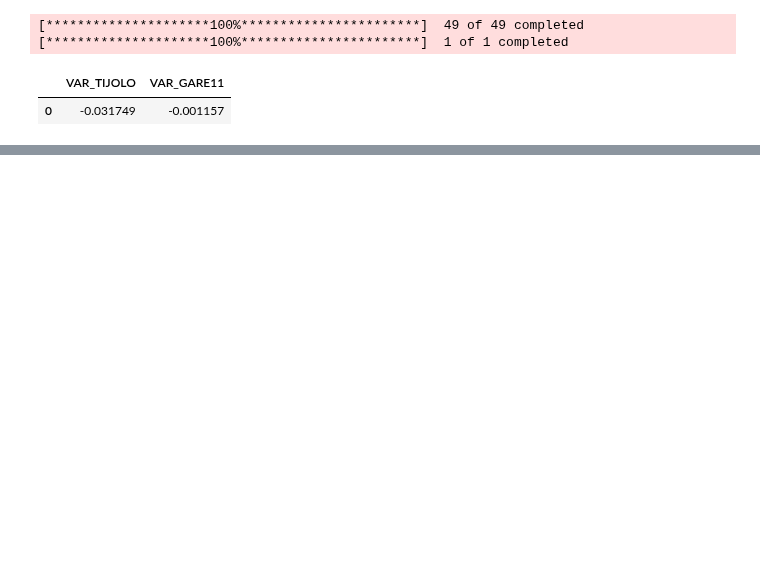
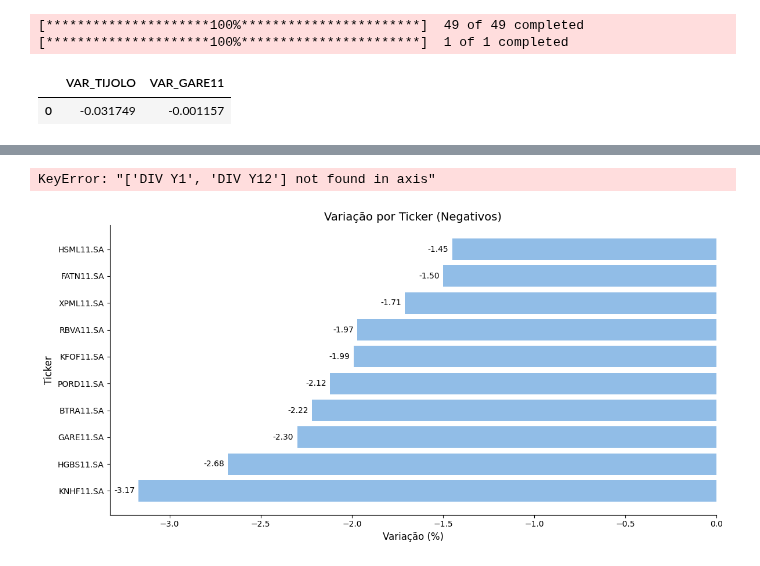
Before and after one commit to LucasFranco-guardian/Relat-rios-Passivo, a Jupyter notebook: Relatorio_ativo.ipynb, the cells around one changed output, grey strips where cells are left out. Drawn from its saved outputs; the diff is of its cells as text; code cells hidden in the pictures; blank space fills up the shorter version.

Commit message:
Mudancas_ativo

```diff
--- a/Relatorio_ativo.ipynb
+++ b/Relatorio_ativo.ipynb
@@ -75,4 +87,5 @@ data_final_teste = '2024-12-31'
 
 teste = ['GARE11.SA', 'TRXF11.SA', 'KNRI11.SA', 'TVRI11.SA', 'ALZR11.SA', 'RBRP11.SA', 'SARE11.SA']
 teste_ativo = yf.download(fundos_ifix, data_inicial_teste, data_final_teste)['Close']
+ativo_volume = yf.download(fundos_ifix, data_inicial_teste, data_final_teste)['Volume']
 # %% [output]
@@ -99,6 +115,15 @@ ativos_merge['P/VP'] = ativos_merge['P/VP'].round(2)
 ativos_merge['VARIAÇÃO_DIARIA'] = ((ativos_merge['Preço1'] - ativos_merge['Preço2'])/ativos_merge['Preço2'])*100
 ativos_merge['VARIAÇÃO_DIARIA'] = ativos_merge['VARIAÇÃO_DIARIA'].round(2)
 ativos_merge = ativos_merge.drop(columns=['SUP', 'COTISTAS', 'DIV Y1', 'DIV Y12', 'COTA 2024', 'COTA 2023'])
+ativos_merge['Peer_GARE'] = ativos_merge['Ticker'].apply(peer)
+
+ativos_merge = pd.merge(ativos_merge, volume_transposto[['2024-12-30', '2024-12-27']],
+                        on = ['Ticker'],
+                        how='left',
+                        suffixes=('', '_Vol'))
+
+ativos_merge.rename(columns={pd.Timestamp('2024-12-30 00:00:00'): 'Volume1', pd.Timestamp('2024-12-27 00:00:00'): 'Volume2' }, inplace=True)
+ativos_merge = ativos_merge.drop(columns=['Volume2'])
 ativos_merge
 # %% [output]
 |  | Ticker | TIPO | VP MM | COTAS | LIQUIDEZ - MÉDIA | LIQUIDEZ - SOMA | Preço1 | Preço2 | VM | ... |
@@ -116,0 +161,50 @@ ativos_merge
+# %%
+medias_peers = ativos_merge.query('Peer_GARE == "PEER"')
+medias_peers = medias_peers.sort_values(by=['VARIAÇÃO_DIARIA'], ascending=False).iloc[:10, :]
+medias_peers = medias_peers.drop(columns = ['TIPO','VP MM','VM','COTAS','LIQUIDEZ - MÉDIA', 'LIQUIDEZ - SOMA', 'DIV Y1', 'DIV Y12', 'Preço1', 'Preço2', 'Peer_GARE'])
+medias_peers['Ticker'] = medias_peers['Ticker'].apply(excluir_5_dig)
+medias_peers = medias_peers[['Ticker', 'VARIAÇÃO_DIARIA', 'P/VP', 'Volume1']]
+medias_peers
+# %% [output]
+KeyError: "['DIV Y1', 'DIV Y12'] not found in axis"
+# %%
+tic = 'Ticker'
+Preco = 'Preço1'
+Var = 'VARIAÇÃO_DIARIA'
+#CRIO UM DATAFRAME COM AS MAIORES QUEDAS DO DIA ENTRE OS PEERS DO GARE E O GARE
+df_quedas = ativos_merge[ativos_merge['Preço1'] != 0]
+TOP10_QUEDAS = df_quedas[[tic, Preco, Var]]
+TOP10_QUEDAS = TOP10_QUEDAS.sort_values(by=['VARIAÇÃO_DIARIA'], ascending=True).iloc[:10, :]
+TOP10_QUEDAS['VARIAÇÃO_DIARIA'] = TOP10_QUEDAS['VARIAÇÃO_DIARIA'].round(2)
+TOP10_QUEDAS
+
+# Criar o gráfico de barras horizontais
+fig, ax = plt.subplots(figsize=(12, 6))
+
+# Gráfico de barras
+barras = ax.barh(TOP10_QUEDAS['Ticker'], TOP10_QUEDAS['VARIAÇÃO_DIARIA'], color='#91BDE7')
+
+# Adicionar rótulos nas barras
+for barra in barras:
+    largura = barra.get_width()
+    ax.text(
+        largura - 0.02 if largura < 0 else largura + 0.02 ,  # Ajustar posição do texto para valores negativos
+        barra.get_y() + barra.get_height() / 2,  # Ajustar posição vertical
+        f'{largura:.2f}',  # Formatar com duas casas decimais
+        ha='right' if largura < 0 else 'left', va='center', fontsize=10
+    )
+
+# Personalizar o gráfico
+ax.set_xlabel('Variação (%)', fontsize=12)
+ax.set_ylabel('Ticker', fontsize=12)
+ax.set_title('Variação por Ticker (Negativos)', fontsize=14)
+ax.spines['top'].set_visible(False)
+ax.spines['right'].set_visible(False)
+
+# Ajustar layout
+plt.tight_layout()
+
+# Exibir o gráfico
+plt.show()
+# %% [output]
+[figure, added]
```
Also changed, not shown: parts of 9 cells of this notebook, 1 other file.
